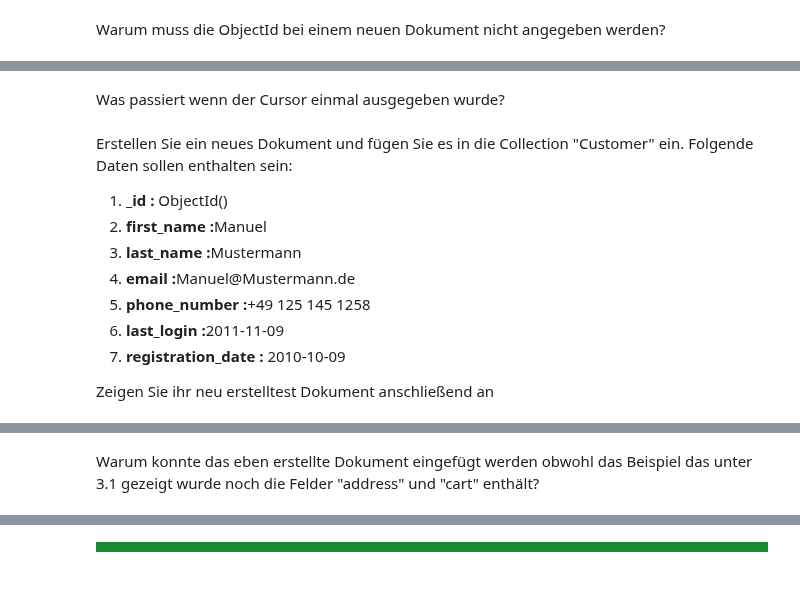
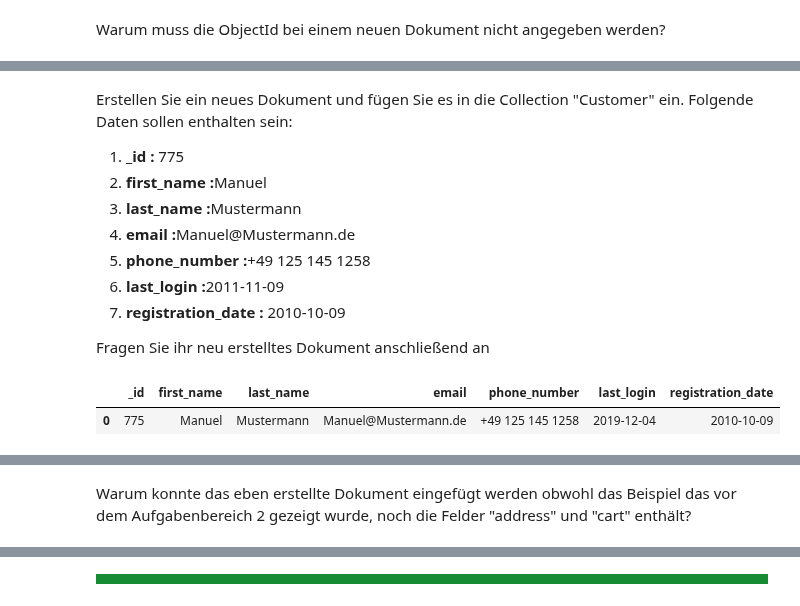
Before and after one commit to orca-nrw/lernmodul-mongodb, a Jupyter notebook: index.ipynb, the cells around one changed output, grey strips where cells are left out. Saved outputs shown, nothing was run; the diff lists cells and outputs as text; code cells hidden in the pictures.

```diff
--- a/index.ipynb
+++ b/index.ipynb
@@ -347,2 +416,0 @@ mongo_lm.show_task(5)
-# %% [markdown]
-Was passiert wenn der Cursor einmal ausgegeben wurde?
@@ -351,7 +417,7 @@ mongo_lm.show_task(6)
 # %% [markdown]
 Erstellen Sie ein neues Dokument und fügen Sie es in die Collection "Customer" ein. Folgende Daten sollen enthalten sein:
 <ol>
-    <li>  <b>_id :</b> ObjectId()</li>
+    <li>  <b>_id :</b> 775 </li>
     <li>  <b>first_name :</b>Manuel</li>
     <li>  <b>last_name :</b>Mustermann</li>
     <li>  <b>email :</b>Manuel@Mustermann.de</li>
@@ -360,20 +426,27 @@ Erstellen Sie ein neues Dokument und fügen Sie es in die Collection "Customer"
     <li>  <b>registration_date :</b> 2010-10-09</li>
 </ol>
 
-Zeigen Sie ihr neu erstelltest Dokument anschließend an
+Fragen Sie ihr neu erstelltes Dokument anschließend an
 # %%
-customer_col = store_db["Customer"]
+user_col = store_db["User"]
 new_customer = {
+    "_id":775,
     "first_name" : "Manuel",
     "last_name" : "Mustermann",
     "email" : "Manuel@Mustermann.de",
     "phone_number" : "+49 125 145 1258",
     "last_login" : datetime.datetime.fromisoformat('2019-12-04'),
     "registration_date" : datetime.datetime.fromisoformat("2010-10-09")
 }
 
-customer_col.insert_one(new_customer)
+#user_col.insert_one(new_customer)
 
-documents = customer_col.find({"first_name":"Manuel"})
-for doc in documents:
-    pprint(doc)
+documents = user_col.find()
+#Anzeigen in Pandas
+df = pd.DataFrame(documents)
+#Alle Datentypen im df werden für die Aufgabenüberprüfung in Strings umgewandelt
+df = df.astype(str)
+mongo_lm.show_task(100,df)
+# %% [output]
+|  | _id | first_name | last_name | email | phone_number | last_login | registration_date |
+| 0 | 775 | Manuel | Mustermann | Manuel@Mustermann.de | +49 125 145 1258 | 2019-12-04 | 2010-10-09 |
@@ -380,4 +455,4 @@ for doc in documents:
 # %% [markdown]
-Warum konnte das eben erstellte Dokument eingefügt werden obwohl das Beispiel das unter 3.1 gezeigt wurde noch die Felder "address" und "cart" enthält?
+Warum konnte das eben erstellte Dokument eingefügt werden obwohl das Beispiel das vor dem Aufgabenbereich 2 gezeigt wurde, noch die Felder "address" und "cart" enthält?
 # %%
 mongo_lm.show_task(7)
```
Also changed, not shown: parts of 88 cells of this notebook, 4 other files.
